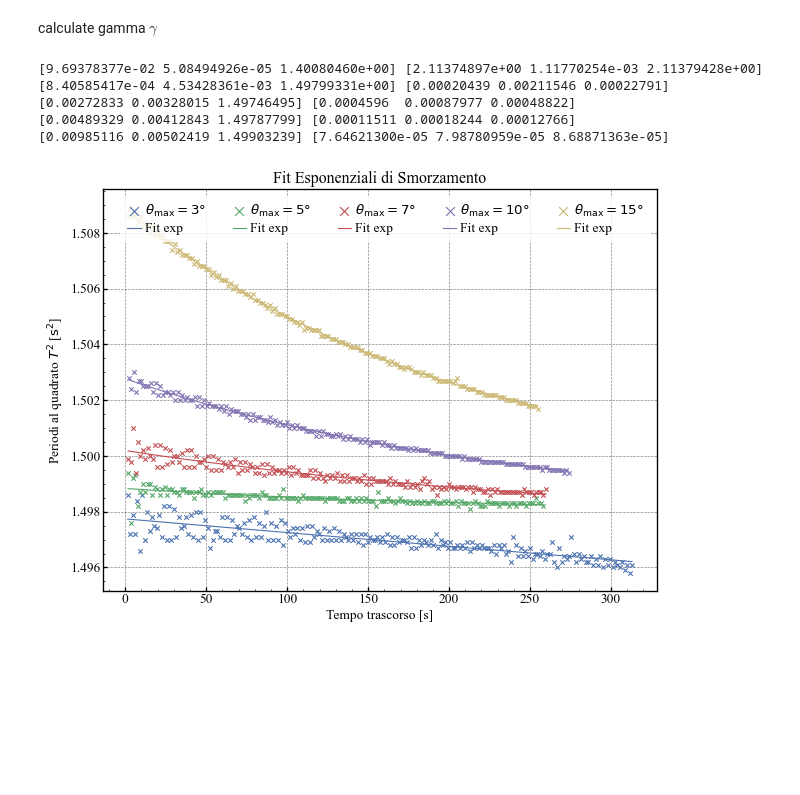
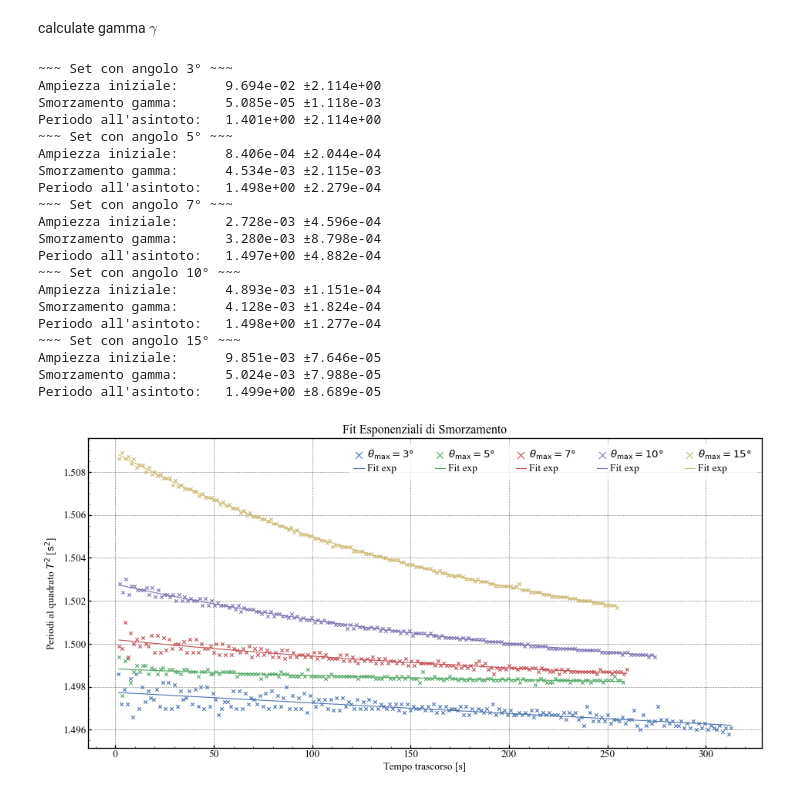
Before and after one commit to Mattia04/Accelerazione-gravitazionale, a Jupyter notebook: script.ipynb, the cells around one changed output. Saved outputs shown, nothing was run; the diff lists cells and outputs as text; code cells hidden in the pictures; blank space fills up the shorter version.

```diff
--- a/script.ipynb
+++ b/script.ipynb
@@ -67,7 +67,7 @@ data_cronos = [data_crono_mattia, data_crono_matilde, data_crono_filippo]
 # %%
 names = ["Mattia", "Matilde", "Filippo"]
 
-Fig, AX = plt.subplots(figsize=(16, 9))
+Fig, AX = plt.subplots(figsize=(12, 6))
 plt.suptitle("Regressione Lineare per il Cronometro")
 AX.set_xlabel(r"Lunghezze $\ell$ [mm]")
 AX.set_ylabel(r"Periodi al quadrato $T^2$ [$\text{s}^2$]")
@@ -82,6 +82,8 @@ for i, dataset in enumerate(data_cronos):
     plt.suptitle(f"Misure Cronometro {names[i]}")
     for j, set in enumerate(periods):
         ax[j].scatter(np.arange(len(set)), set)
+        ax[j].set_xlabel(r"Tempo trascorso [s]")
+        ax[j].set_ylabel(r"Periodi [s]")
 
     Y = np.square(mean_periods)
     Yerr = 2 * np.multiply(mean_periods, std_periods)
@@ -101,7 +103,7 @@ for i, dataset in enumerate(data_cronos):
     g_value = (4 * np.pi**2) / params[0]
     g_uncert = g_value * uncert[0] / params[0]
 
-    print(f"~~~ Set Cronometro {names[i]}")
+    print(f"~~~ Set Cronometro {names[i]} ~~~")
     print(f"g = {g_value:.1f}±{g_uncert:.1f} mm/s^2")
 
     X_reg = np.linspace(min(X), max(X), 100)
@@ -124,5 +126,5 @@ for i, dataset in enumerate(data_cronos):
 
 
 AX.legend()
-Fig.savefig("images/Regressione Lineare Cronometro.png")
+#Fig.savefig("images/Regressione Lineare Cronometro.png")
 # %% [output]
@@ -204,8 +206,11 @@ for dataset_name, dataset in datasets.items():
     periods.append(mean_period)
     std_periods.append(std_period)
 
-    plt.subplots()
+    plt.subplots(figsize=(8, 3))
     plt.scatter(X, Y)
+
+    plt.xlabel(r"Tempo trascorso [s]")
+    plt.ylabel(r"Periodi [s]")
 
 periods = np.array(periods)
 std_periods = np.array(std_periods)
@@ -312,38 +318,61 @@ with open(
     "data/misure fototraguardo, angoli diversi, 3-5-7-10-15 gradi.csv", "r"
 ) as file:
     data = pd.read_csv(file, delimiter=";", decimal=",").iloc[0:]
 
 angles_used = [3, 5, 7, 10, 15]
+asymptote_periods = list()
+asymptote_std = list()
 
+plt.subplots(figsize=(12,6))
 for i in range(0, 10, 2):
     X = data.iloc[:, i].dropna().to_numpy()
     Y = data.iloc[:, i + 1].dropna().to_numpy()
     plt.scatter(
         X, Y, marker="x", label=rf"$\theta_\text{{max}} = {angles_used[i//2]}°$"
     )
 
     params, cov = scipy.optimize.curve_fit(
         exp_func,
         X,
         Y,
         p0=[0.001, 0.001, 1.5],
         maxfev=3000,
         bounds=((0, 0, 1.4), (10, 1, 1.6)),
     )
     std = np.sqrt(np.diag(cov))
 
-    print(params, std)
+    print(f"~~~ Set con angolo {angles_used[i//2]}° ~~~")
+    print(f"Ampiezza iniziale: \t{params[0]:.3e} ±{std[0]:.3e}")
+    print(f"Smorzamento gamma: \t{params[1]:.3e} ±{std[1]:.3e}")
+    print(f"Periodo all'asintoto: \t{params[2]:.3e} ±{std[2]:.3e}")
+    asymptote_periods.append(params[2])
+    asymptote_std.append(std[2])
     plt.plot(X, exp_func(X, *params), label="Fit exp")
 
 plt.title("Fit Esponenziali di Smorzamento")
 plt.xlabel(r"Tempo trascorso [s]")
 plt.ylabel(r"Periodi al quadrato $T^2$ [$\text{s}^2$]")
 plt.legend(ncol=5)
-plt.savefig("images/Fit Esponenziale per Angoli Diversi.png")
+#plt.savefig("images/Fit Esponenziale per Angoli Diversi.png")
 # %% [output]
-[9.69378377e-02 5.08494926e-05 1.40080460e+00] [2.11374897e+00 1.11770254e-03 2.11379428e+00]
-[8.40585417e-04 4.53428361e-03 1.49799331e+00] [0.00020439 0.00211546 0.00022791]
-[0.00272833 0.00328015 1.49746495] [0.0004596  0.00087977 0.00048822]
-[0.00489329 0.00412843 1.49787799] [0.00011511 0.00018244 0.00012766]
-[0.00985116 0.00502419 1.49903239] [7.64621300e-05 7.98780959e-05 8.68871363e-05]
+~~~ Set con angolo 3° ~~~
+Ampiezza iniziale:      9.694e-02 ±2.114e+00
+Smorzamento gamma:      5.085e-05 ±1.118e-03
+Periodo all'asintoto:   1.401e+00 ±2.114e+00
+~~~ Set con angolo 5° ~~~
+Ampiezza iniziale:      8.406e-04 ±2.044e-04
+Smorzamento gamma:      4.534e-03 ±2.115e-03
+Periodo all'asintoto:   1.498e+00 ±2.279e-04
+~~~ Set con angolo 7° ~~~
+Ampiezza iniziale:      2.728e-03 ±4.596e-04
+Smorzamento gamma:      3.280e-03 ±8.798e-04
+Periodo all'asintoto:   1.497e+00 ±4.882e-04
+~~~ Set con angolo 10° ~~~
+Ampiezza iniziale:      4.893e-03 ±1.151e-04
+Smorzamento gamma:      4.128e-03 ±1.824e-04
+Periodo all'asintoto:   1.498e+00 ±1.277e-04
+~~~ Set con angolo 15° ~~~
+Ampiezza iniziale:      9.851e-03 ±7.646e-05
+Smorzamento gamma:      5.024e-03 ±7.988e-05
+Periodo all'asintoto:   1.499e+00 ±8.689e-05
-[figure, old version]
+[figure, new version]
```
Also changed, not shown: parts of 5 cells of this notebook.
